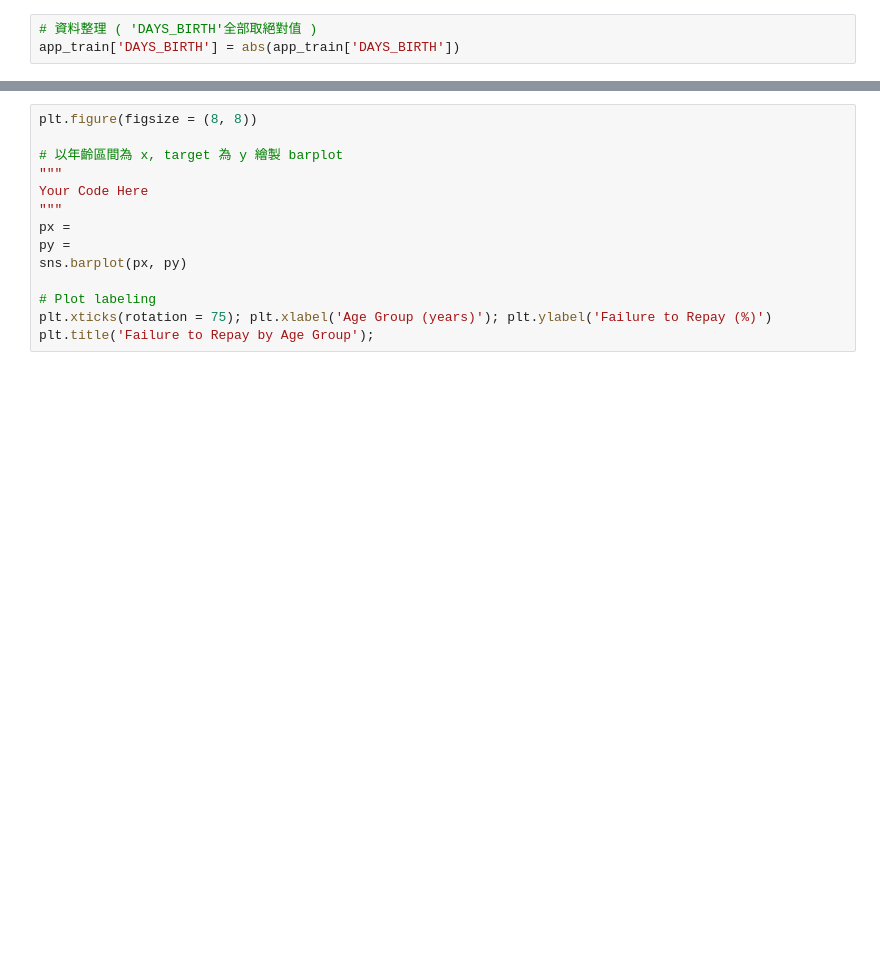
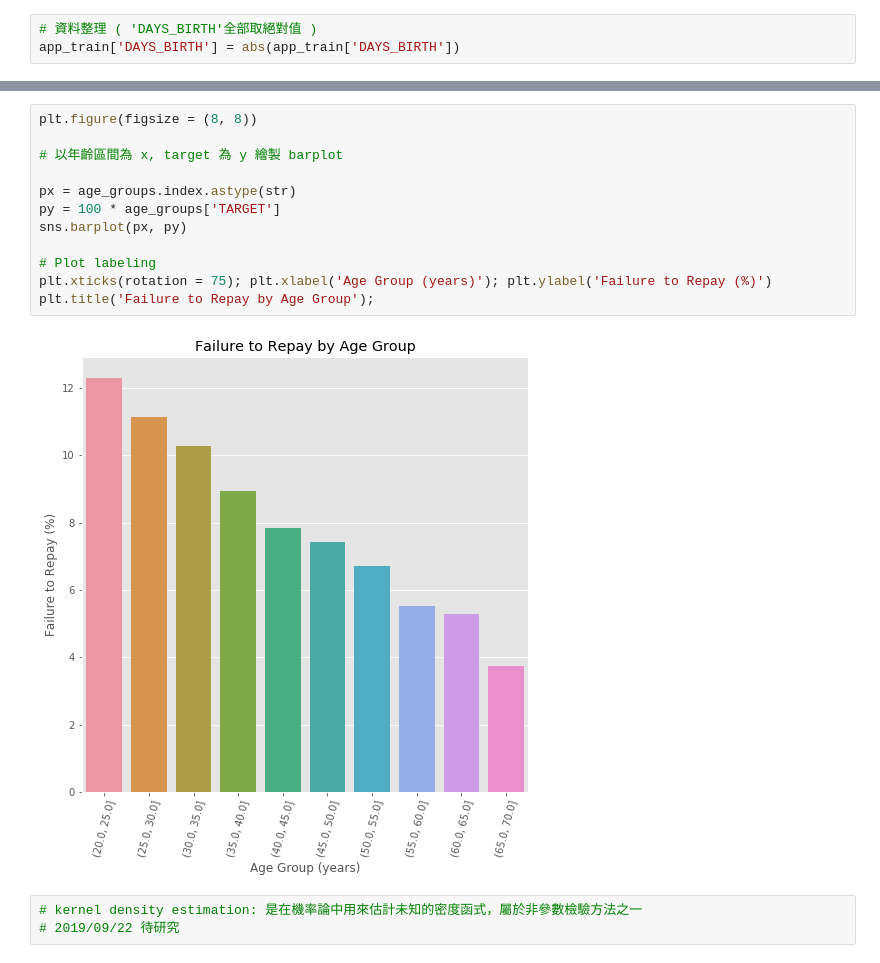
Before and after one commit to cccedith789/3rd-ML100Days, a Jupyter notebook: Day_016_HW-KDE.ipynb, the cells around one changed output, grey strips where cells are left out. Drawn from its saved outputs; the diff is of its cells as text; blank space fills up the shorter version.

```diff
--- a/Day_016_HW-KDE.ipynb
+++ b/Day_016_HW-KDE.ipynb
@@ -87,14 +116,17 @@ age_groups
 # %%
 plt.figure(figsize = (8, 8))
 
 # 以年齡區間為 x, target 為 y 繪製 barplot
-"""
-Your Code Here
-"""
-px =
-py =
+
+px = age_groups.index.astype(str)
+py = 100 * age_groups['TARGET']
 sns.barplot(px, py)
 
 # Plot labeling
 plt.xticks(rotation = 75); plt.xlabel('Age Group (years)'); plt.ylabel('Failure to Repay (%)')
 plt.title('Failure to Repay by Age Group');
+# %% [output]
+[figure, added]
+# %%
+# kernel density estimation: 是在機率論中用來估計未知的密度函式，屬於非參數檢驗方法之一
+# 2019/09/22 待研究
```
Also changed, not shown: parts of 8 cells of this notebook.
